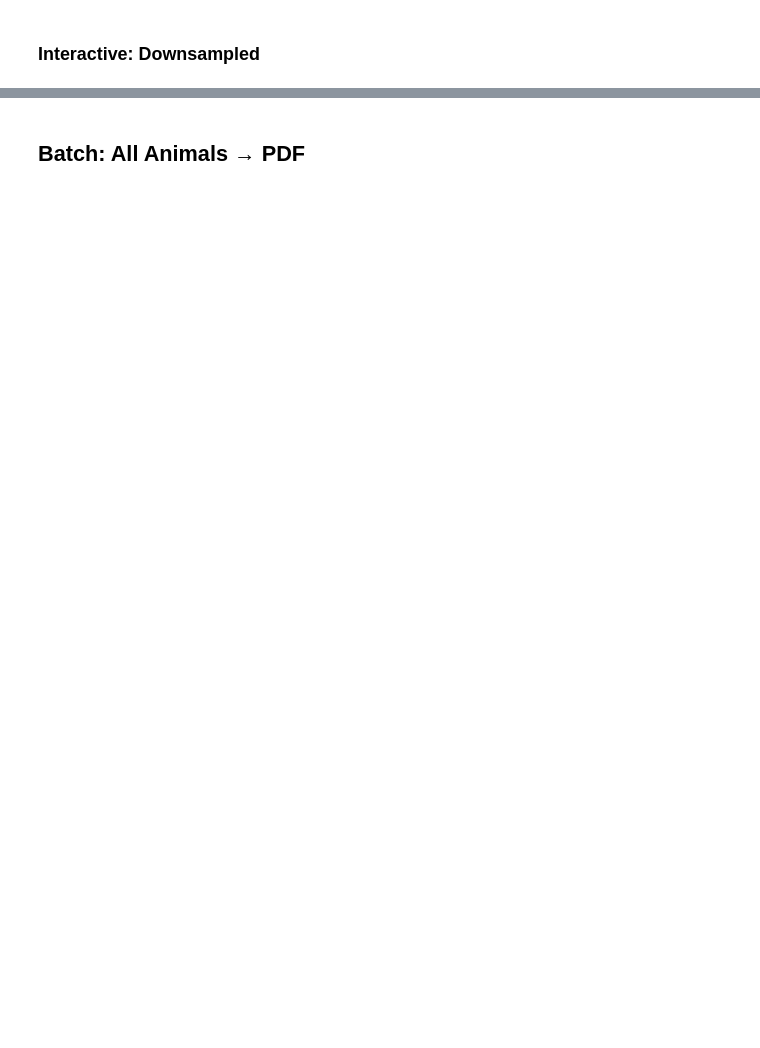
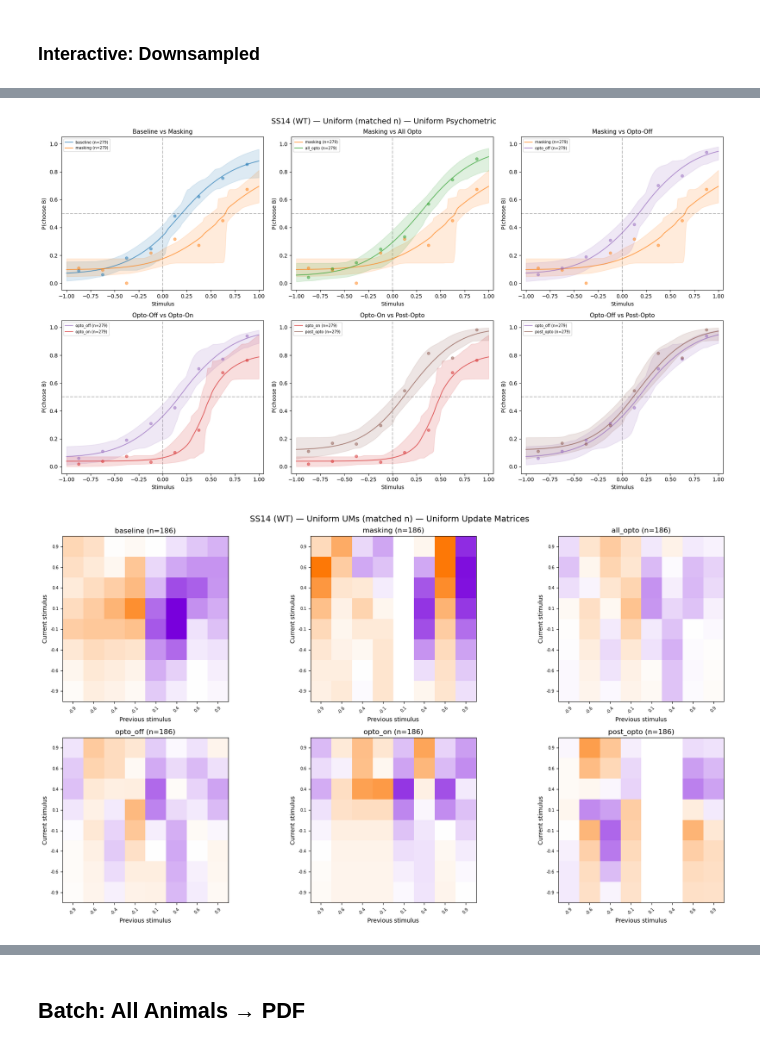
Before and after one commit to serkanshentyurk/sound_categorisation, a Jupyter notebook: notebooks/01_data_task_overview.ipynb, the cells around one changed output, grey strips where cells are left out. Cells and saved outputs as stored; diff of their text form; code cells hidden in the pictures; blank space fills up the shorter version.

```diff
--- a/notebooks/01_data_task_overview.ipynb
+++ b/notebooks/01_data_task_overview.ipynb
@@ -401,25 +468,15 @@ if opto:
 # %% [markdown]
 ### Interactive: Downsampled
 # %%
-# Downsampled (matched n) — uniform, via the new primitives directly.
-# compute_phase assembles the per-condition sessions (itself filter_phase-based);
-# calculate_min_n + compute_ds_x do the matched-n draw and the repeat.
+# Downsampled (matched n) — uniform. downsample_phase wraps the matched-n draw
+# (calculate_min_n + compute_ds_x per condition); here we just read off the result.
 uni_clean, _, _ = compute_phase(animal, 'uniform')
+clean_sessions = [s for s in uni_clean.values() if s]
 
-clean_sessions = [s for s in uni_clean.values() if s]
-n_trials = calculate_min_n(clean_sessions, unit='trials')
-n_pairs  = calculate_min_n(clean_sessions, unit='pairs')
-print(f"matched n: {n_trials} trials, {n_pairs} pairs")
+print(f"matched n: {calculate_min_n(clean_sessions, unit='trials')} trials, "
+      f"{calculate_min_n(clean_sessions, unit='pairs')} pairs")
+ds_uni_psyc, ds_uni_um = downsample_phase(uni_clean, n_repeats=50)
 
-ds_uni_psyc, ds_uni_um = {}, {}
-for label, sessions in uni_clean.items():
-    if not sessions:
-        ds_uni_psyc[label] = ds_uni_um[label] = None
-        continue
-    ds_uni_psyc[label] = (compute_ds_x(sessions, 'psychometric', n_trials,
-                                       n_repeats=50)['aggregated'] if n_trials > 0 else None)
-    ds_uni_um[label]   = (compute_ds_x(sessions, 'um', n_pairs, n_repeats=50,
-                                       with_replacement=False)['aggregated'] if n_pairs > 0 else None)
 
 for label in uni_clean:
     p = ds_uni_psyc.get(label)
@@ -428,14 +493,15 @@ for label in uni_clean:
 # %%
 # Plot downsampled if available
 if any(v is not None for v in ds_uni_psyc.values()):
-    fig = plot_uniform_psychometric(ds_uni_psyc, f'{tag} — Uniform (matched n)')
-    plt.show()
+    plot_uniform_psychometric(ds_uni_psyc, f'{tag} — Uniform (matched n)'); plt.show()
 else:
     print("All downsampled psychometrics are None — check diagnostics above")
 
 if any(v is not None for v in ds_uni_um.values()):
-    fig = plot_uniform_um(ds_uni_um, f'{tag} — Uniform UMs (matched n)')
-    plt.show()
+    plot_uniform_um(ds_uni_um, f'{tag} — Uniform UMs (matched n)'); plt.show()
+# %% [output]
+[figure, added]
+[figure, added]
 # %%
 # Strip — one page per stat
 strip_df = build_strip_df(animal)
```
Also changed, not shown: parts of 23 cells of this notebook, 25 other files.
